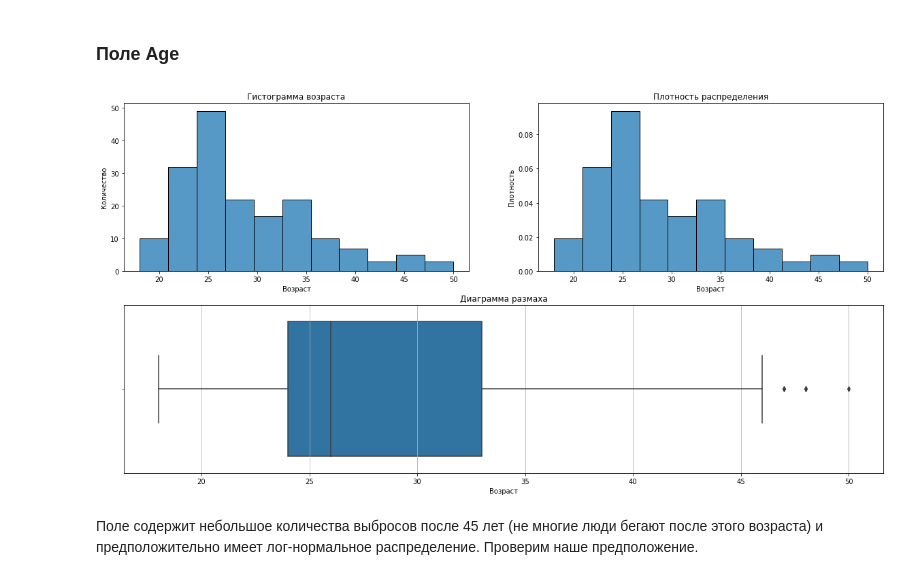
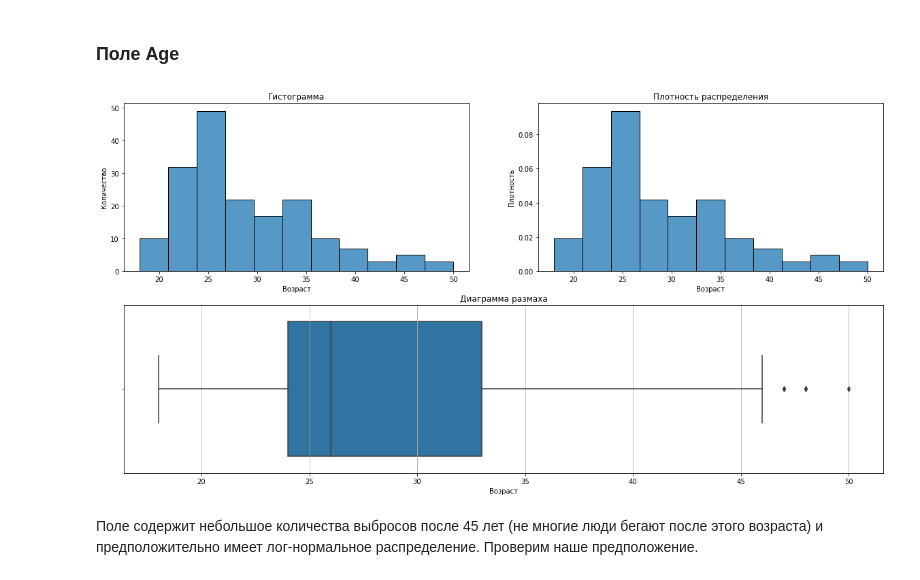
Before and after one commit to Chularev/kaggle_competitions, a Jupyter notebook: CardioGoodFitness/notebook.ipynb, the cells around one changed output. Saved outputs shown, nothing was run; the diff lists cells and outputs as text; code cells hidden in the pictures.

```diff
--- a/CardioGoodFitness/notebook.ipynb
+++ b/CardioGoodFitness/notebook.ipynb
@@ -64,32 +64,35 @@ data.head()
 # %% [markdown]
 ### Поле Age
 # %%
-fig = plot.figure(figsize=(20, 10))
-ax1 = plot.subplot2grid((2, 2), (0, 0))
-sns.histplot(data, x="Age", ax=ax1).set(
-    title='Гистограмма возраста',
-    xlabel='Возраст',
-    ylabel='Количество'
-)
+def continuous_distribution(data, name, name_ru):
+    fig = plot.figure(figsize=(20, 10))
+    ax1 = plot.subplot2grid((2, 2), (0, 0))
+    sns.histplot(data, x=name, ax=ax1).set(
+        title='Гистограмма',
+        xlabel=name_ru,
+        ylabel='Количество'
+    )
 
-ax1 = plot.subplot2grid((2, 2), (0, 1))
-sns.histplot(data, x="Age",  stat="density", ax=ax1).set(
-    title='Плотность распределения',
-    xlabel='Возраст',
-    ylabel='Плотность'
-)
+    ax1 = plot.subplot2grid((2, 2), (0, 1))
+    sns.histplot(data, x=name,  stat="density", ax=ax1).set(
+        title='Плотность распределения',
+        xlabel=name_ru,
+        ylabel='Плотность'
+    )
 
-ax1 = plot.subplot2grid((2, 2), (1, 0), colspan=2)
+    ax1 = plot.subplot2grid((2, 2), (1, 0), colspan=2)
 
-ax1.xaxis.grid(True)
-sns.boxplot(x=data['Age'], ax=ax1).set(
-    title='Диаграмма размаха',
-    xlabel='Возраст',
-    ylabel=''
-)
-plot.show()
+    ax1.xaxis.grid(True)
+    sns.boxplot(x=data[name], ax=ax1).set(
+        title='Диаграмма размаха',
+        xlabel=name_ru,
+        ylabel=''
+    )
+    plot.show()
-# %% [output]
-[figure, removed]
+# %%
+continuous_distribution(data, 'Age', 'Возраст')
+# %% [output]
+[figure, added]
 # %% [markdown]
 Поле содержит небольшое количества выбросов после 45 лет (не многие люди бегают после этого возраста) и предположительно имеет лог-нормальное распределение. Проверим наше предположение.
 # %% [markdown]
```
Also changed, not shown: parts of 2 cells of this notebook.
